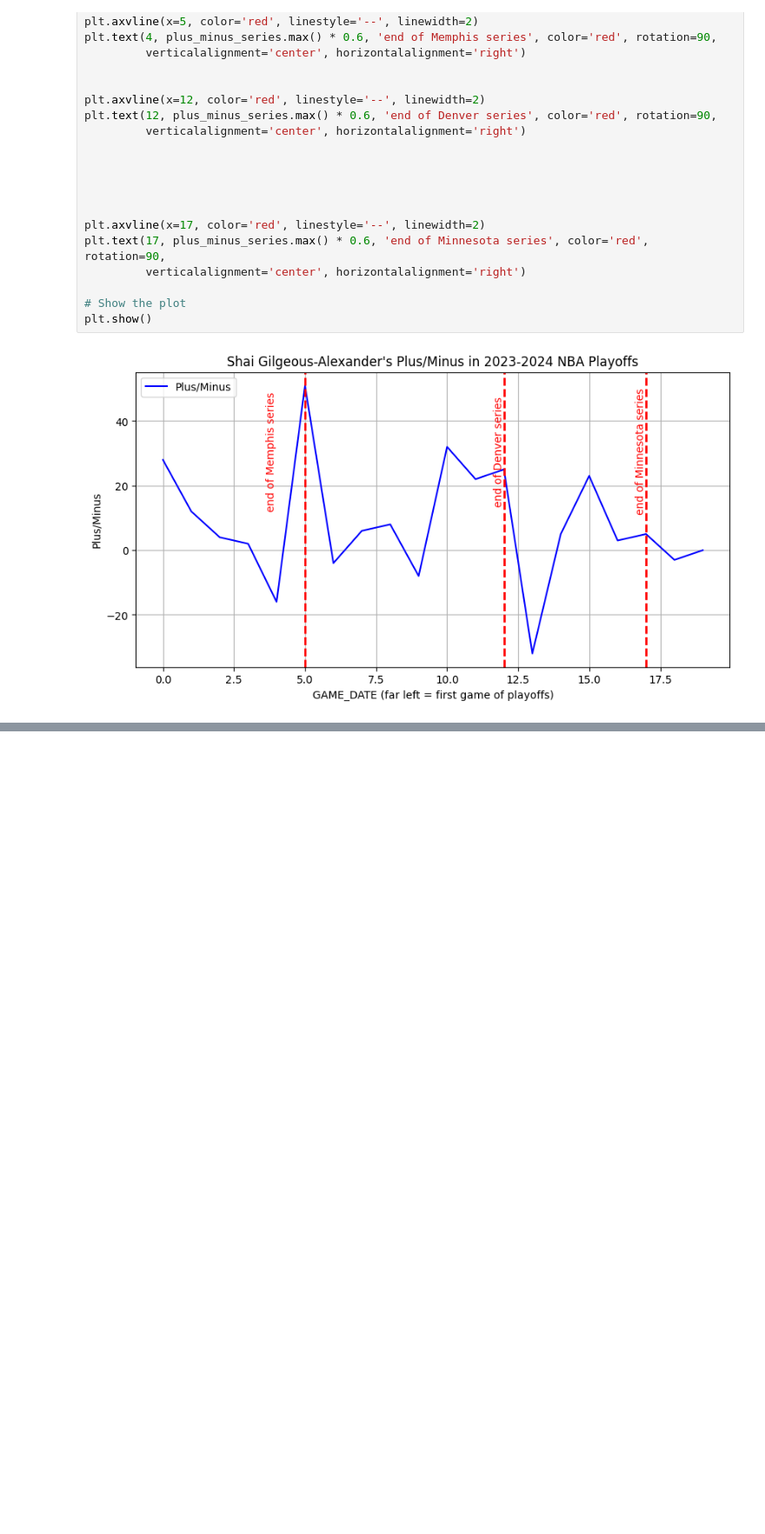
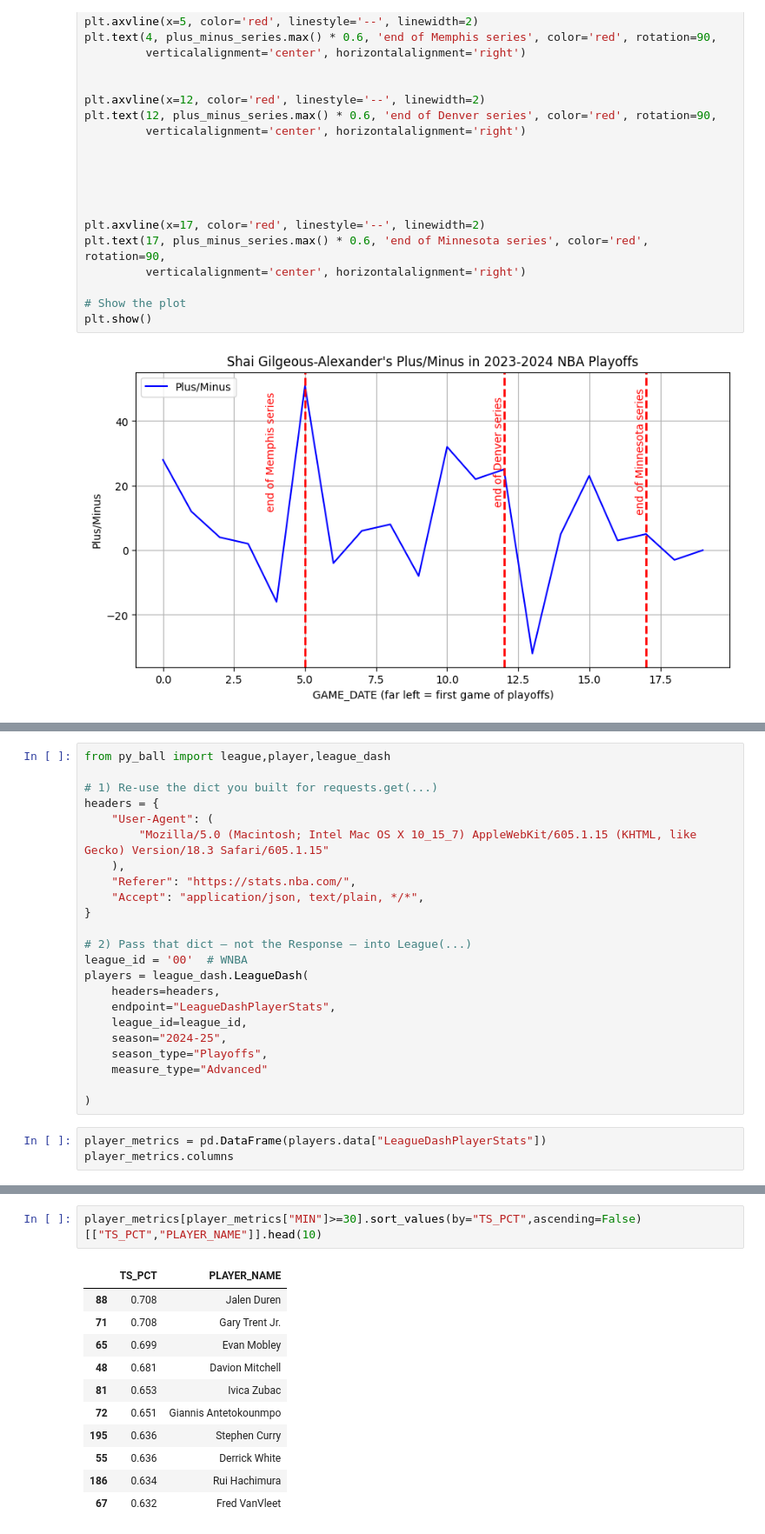
Before and after one commit to ozboz11/proje1, a Jupyter notebook: pyballl1.ipynb, the cells around one changed output, grey strips where cells are left out. Shown: that part at 87% size. Cells and saved outputs as stored; diff of their text form; blank space fills up the shorter version.

Commit message:
advanced statistics for players

```diff
--- a/pyballl1.ipynb
+++ b/pyballl1.ipynb
@@ -69,0 +72,26 @@ plt.show()
+# %%
+from py_ball import league,player,league_dash
+
+# 1) Re-use the dict you built for requests.get(...)
+headers = {
+    "User-Agent": (
+        "Mozilla/5.0 (Macintosh; Intel Mac OS X 10_15_7) AppleWebKit/605.1.15 (KHTML, like Gecko) Version/18.3 Safari/605.1.15"
+    ),
+    "Referer": "https://stats.nba.com/",
+    "Accept": "application/json, text/plain, */*",
+}
+
+# 2) Pass that dict — not the Response — into League(...)
+league_id = '00'  # WNBA
+players = league_dash.LeagueDash(
+    headers=headers,
+    endpoint="LeagueDashPlayerStats",
+    league_id=league_id,
+    season="2024-25",
+    season_type="Playoffs",
+    measure_type="Advanced"
+
+)
+# %%
+player_metrics = pd.DataFrame(players.data["LeagueDashPlayerStats"])
+player_metrics.columns
@@ -69,0 +117,14 @@ plt.show()
+# %%
+player_metrics[player_metrics["MIN"]>=30].sort_values(by="TS_PCT",ascending=False)[["TS_PCT","PLAYER_NAME"]].head(10)
+# %% [output]
+|  | TS_PCT | PLAYER_NAME |
+| 88 | 0.708 | Jalen Duren |
+| 71 | 0.708 | Gary Trent Jr. |
+| 65 | 0.699 | Evan Mobley |
+| 48 | 0.681 | Davion Mitchell |
+| 81 | 0.653 | Ivica Zubac |
+| 72 | 0.651 | Giannis Antetokounmpo |
+| 195 | 0.636 | Stephen Curry |
+| 55 | 0.636 | Derrick White |
+| 186 | 0.634 | Rui Hachimura |
+| 67 | 0.632 | Fred VanVleet |
```
Also changed, not shown: parts of 2 cells of this notebook.
